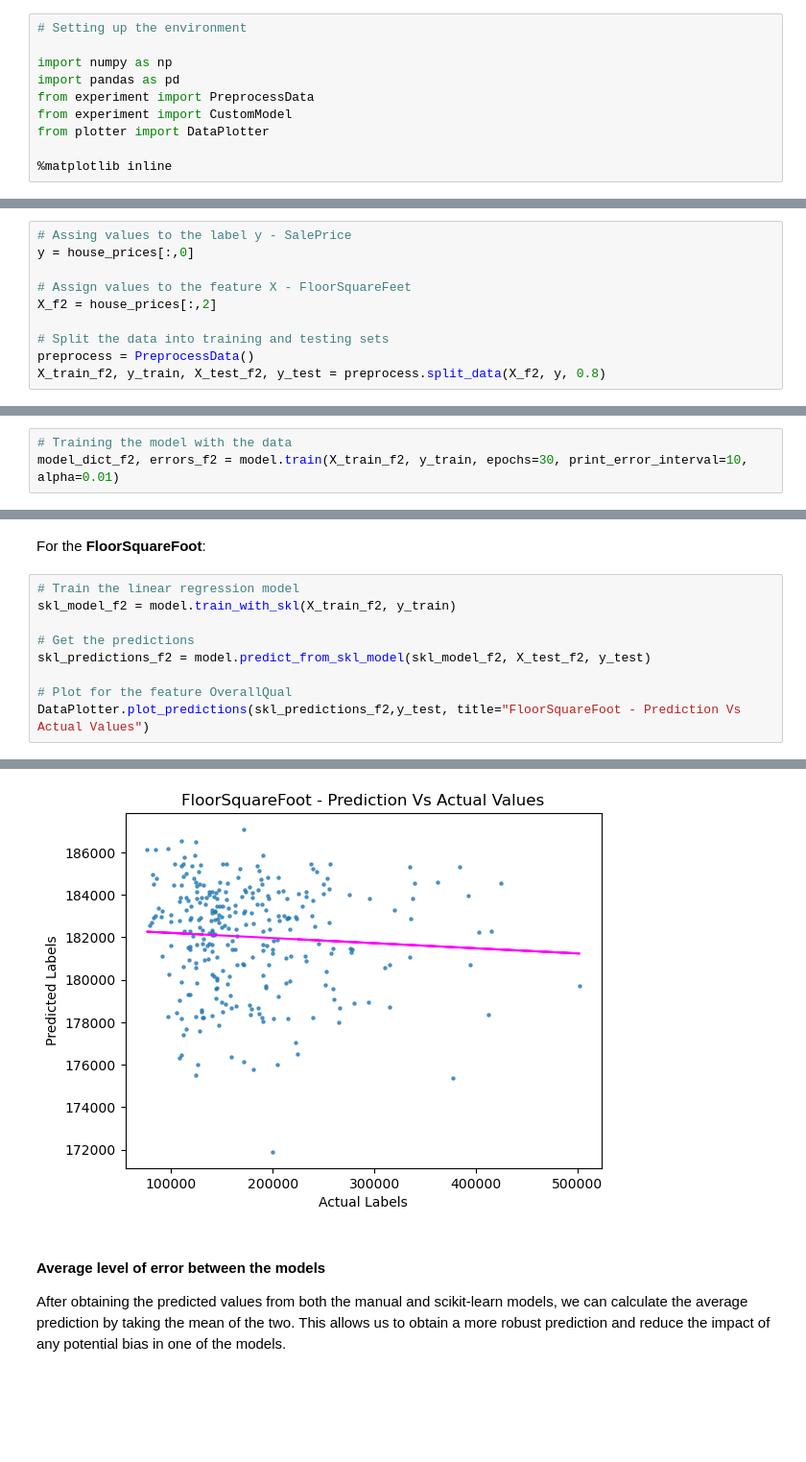
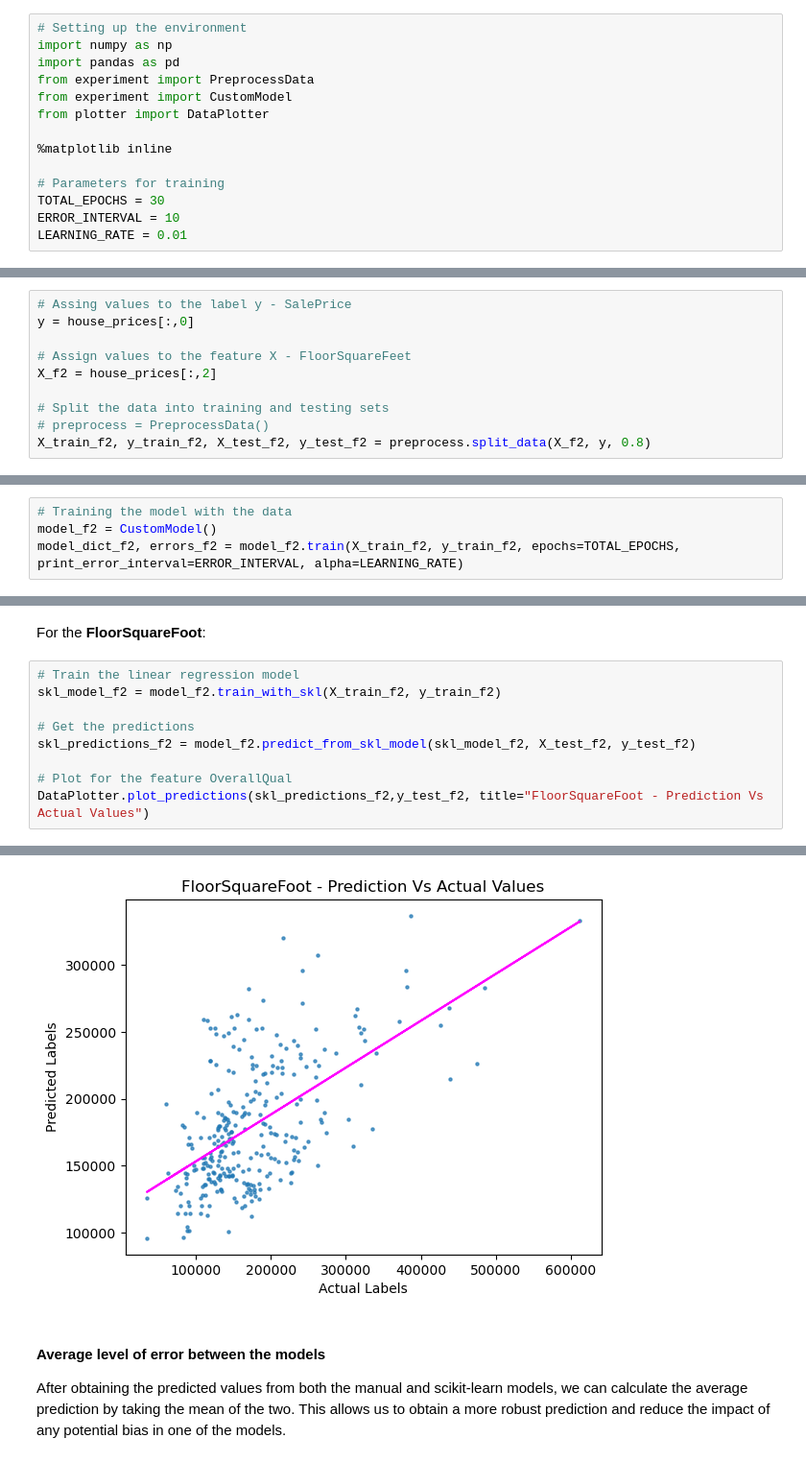
Before and after one commit to carlosopr/g-labs, a Jupyter notebook: project01/house_prices.ipynb, the cells around one changed output, grey strips where cells are left out. Shown at 96% size. Saved outputs shown, nothing was run; the diff lists cells and outputs as text; blank space fills up the shorter version.

```diff
--- a/project01/house_prices.ipynb
+++ b/project01/house_prices.ipynb
@@ -23,7 +23,6 @@ Supervised machine learning techniques involve training a model to operate on a
 Before we begin, we will set up the environment.
 # %%
 # Setting up the environment
-
 import numpy as np
 import pandas as pd
 from experiment import PreprocessData
@@ -31,6 +30,11 @@ from experiment import CustomModel
 from plotter import DataPlotter
 
 %matplotlib inline
+
+# Parameters for training
+TOTAL_EPOCHS = 30
+ERROR_INTERVAL = 10
+LEARNING_RATE = 0.01
 # %% [markdown]
 ### **Exploring the data**
 
@@ -171,5 +178,5 @@ y = house_prices[:,0]
 X_f2 = house_prices[:,2]
 
 # Split the data into training and testing sets
-preprocess = PreprocessData()
-X_train_f2, y_train, X_test_f2, y_test = preprocess.split_data(X_f2, y, 0.8)
+# preprocess = PreprocessData()
+X_train_f2, y_train_f2, X_test_f2, y_test_f2 = preprocess.split_data(X_f2, y, 0.8)
@@ -177,5 +187,6 @@ X_train_f2, y_train, X_test_f2, y_test = preprocess.split_data(X_f2, y, 0.8)
 Training the model:
 # %%
 # Training the model with the data
-model_dict_f2, errors_f2 = model.train(X_train_f2, y_train, epochs=30, print_error_interval=10, alpha=0.01)
+model_f2 = CustomModel()
+model_dict_f2, errors_f2 = model_f2.train(X_train_f2, y_train_f2, epochs=TOTAL_EPOCHS, print_error_interval=ERROR_INTERVAL, alpha=LEARNING_RATE)
 # %% [output]
@@ -269,13 +286,13 @@ R2: 0.5796686701885518
 For the **FloorSquareFoot**:
 # %%
 # Train the linear regression model
-skl_model_f2 = model.train_with_skl(X_train_f2, y_train)
+skl_model_f2 = model_f2.train_with_skl(X_train_f2, y_train_f2)
 
 # Get the predictions
-skl_predictions_f2 = model.predict_from_skl_model(skl_model_f2, X_test_f2, y_test)
+skl_predictions_f2 = model_f2.predict_from_skl_model(skl_model_f2, X_test_f2, y_test_f2)
 
 # Plot for the feature OverallQual
-DataPlotter.plot_predictions(skl_predictions_f2,y_test, title="FloorSquareFoot - Prediction Vs Actual Values")
+DataPlotter.plot_predictions(skl_predictions_f2,y_test_f2, title="FloorSquareFoot - Prediction Vs Actual Values")
 # %% [output]
 Trained!
 Metrics for the Scikit-learn Model:
@@ -286,4 +302,4 @@ R2: -0.01279408981869179
-[figure, old version]
+[figure, new version]
 # %% [markdown]
 #### **Average level of error between the models**
 
```
Also changed, not shown: parts of 22 cells of this notebook, 1 other file.
